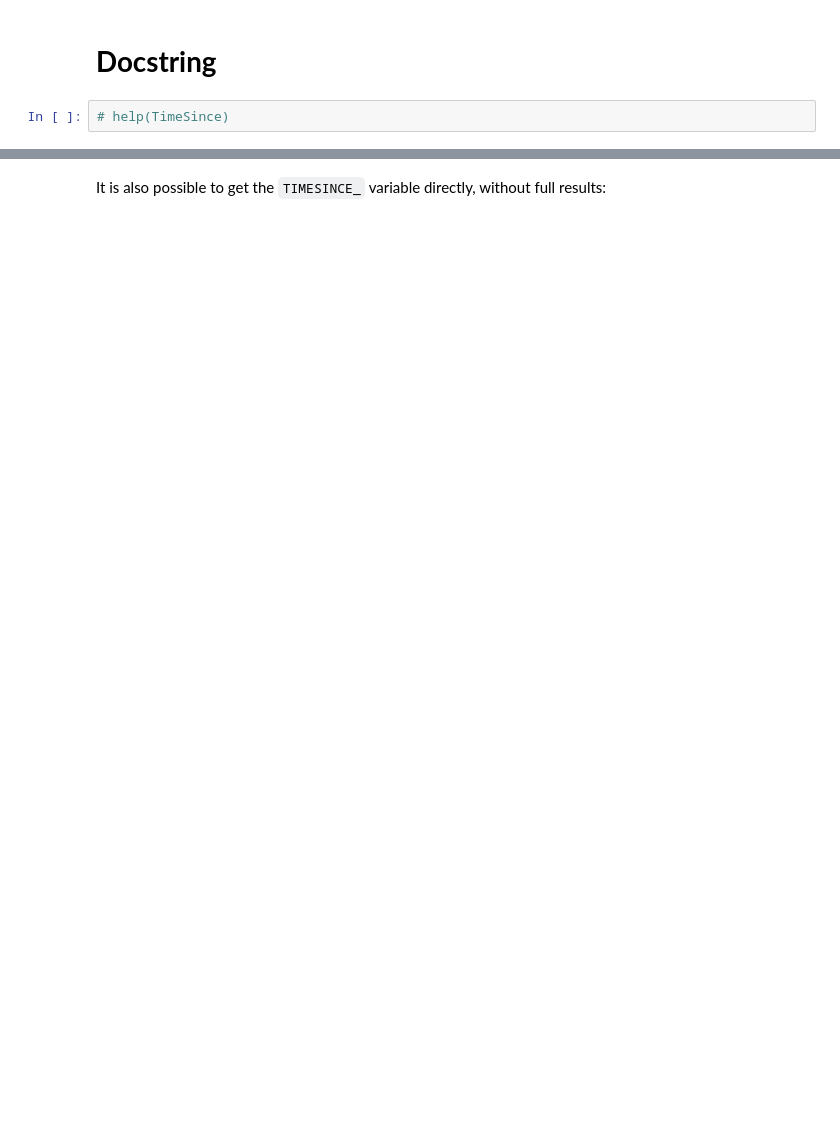
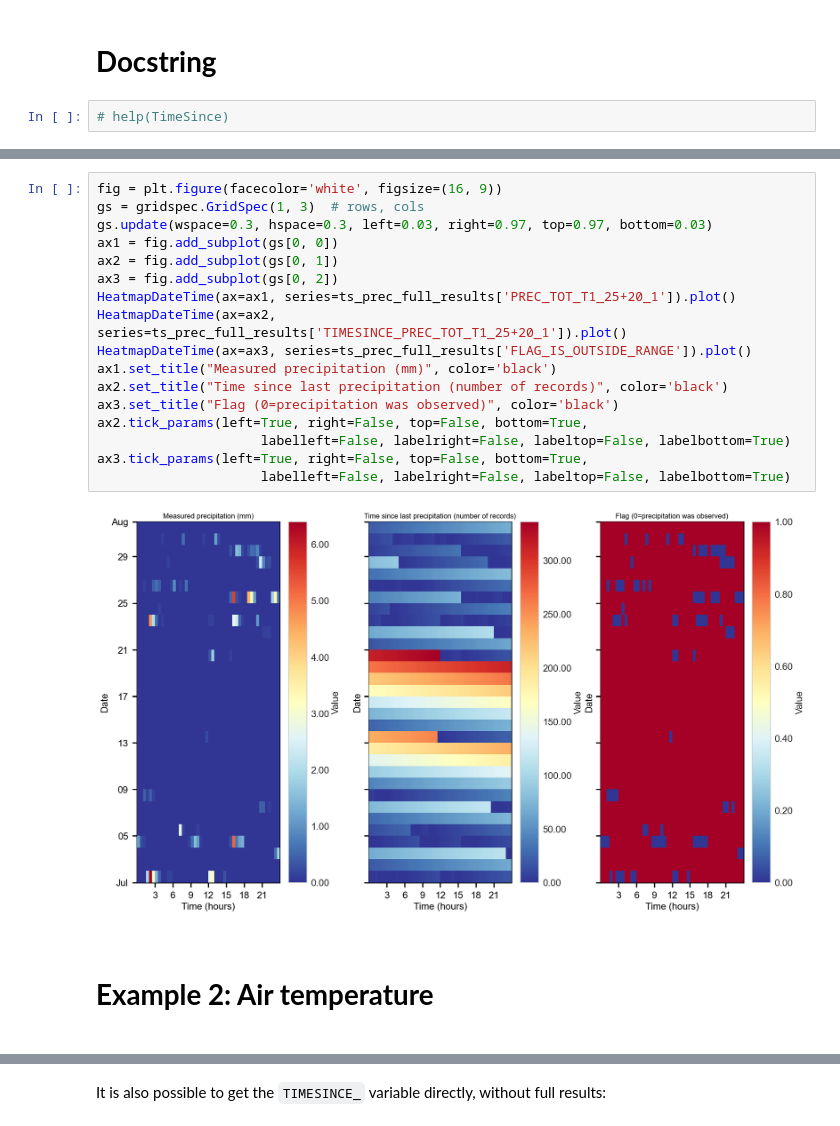
Before and after one commit to holukas/diive, a Jupyter notebook: notebooks/CalculateVariable/TimeSince.ipynb, the cells around one changed output, grey strips where cells are left out. Saved outputs shown, nothing was run; the diff lists cells and outputs as text; blank space fills up the shorter version.

```diff
--- a/notebooks/CalculateVariable/TimeSince.ipynb
+++ b/notebooks/CalculateVariable/TimeSince.ipynb
@@ -87,0 +148,25 @@ TimeSeries(series).plot()
+# %%
+fig = plt.figure(facecolor='white', figsize=(16, 9))
+gs = gridspec.GridSpec(1, 3)  # rows, cols
+gs.update(wspace=0.3, hspace=0.3, left=0.03, right=0.97, top=0.97, bottom=0.03)
+ax1 = fig.add_subplot(gs[0, 0])
+ax2 = fig.add_subplot(gs[0, 1])
+ax3 = fig.add_subplot(gs[0, 2])
+HeatmapDateTime(ax=ax1, series=ts_prec_full_results['PREC_TOT_T1_25+20_1']).plot()
+HeatmapDateTime(ax=ax2, series=ts_prec_full_results['TIMESINCE_PREC_TOT_T1_25+20_1']).plot()
+HeatmapDateTime(ax=ax3, series=ts_prec_full_results['FLAG_IS_OUTSIDE_RANGE']).plot()
+ax1.set_title("Measured precipitation (mm)", color='black')
+ax2.set_title("Time since last precipitation (number of records)", color='black')
+ax3.set_title("Flag (0=precipitation was observed)", color='black')
+ax2.tick_params(left=True, right=False, top=False, bottom=True,
+                     labelleft=False, labelright=False, labeltop=False, labelbottom=True)
+ax3.tick_params(left=True, right=False, top=False, bottom=True,
+                     labelleft=False, labelright=False, labeltop=False, labelbottom=True)
+# %% [output]
+[figure, added]
+# %% [markdown]
+</br>
+# %% [markdown]
+# **Example 2: Air temperature**
+# %% [markdown]
+</br>
```
Also changed, not shown: parts of 31 cells of this notebook, 12 other files.
